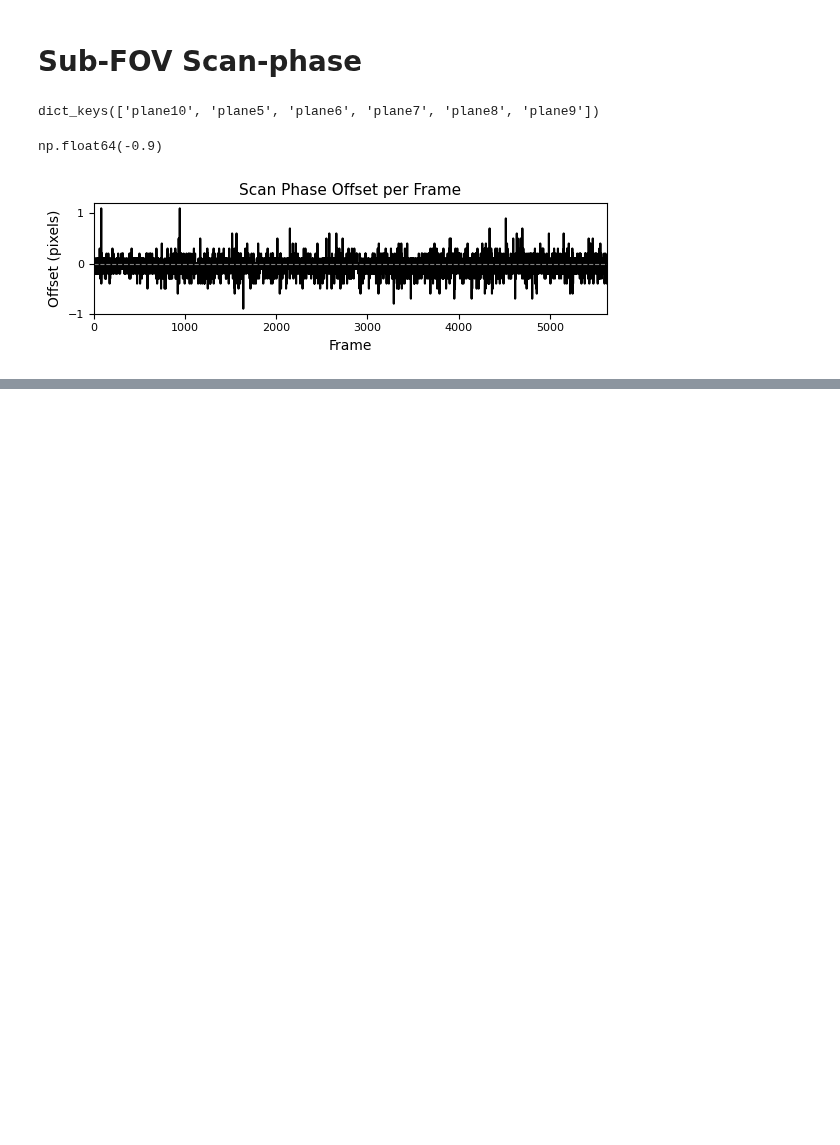
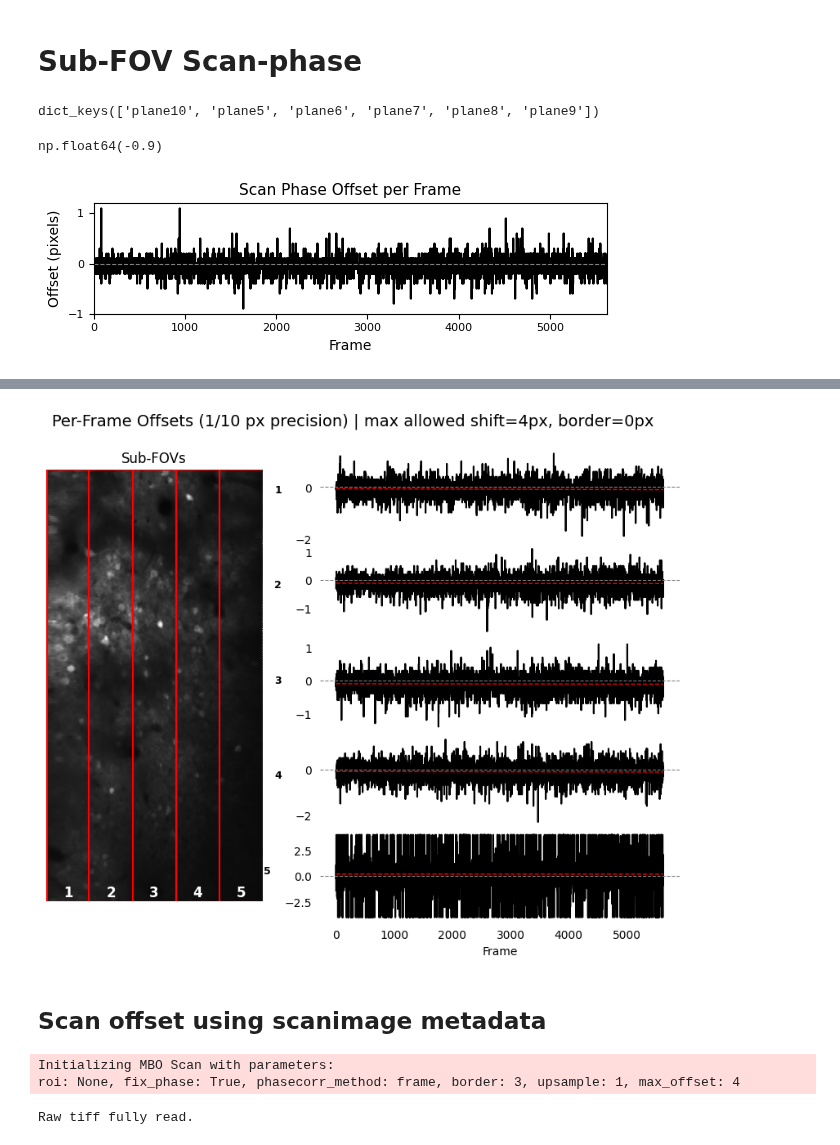
Before and after one commit to apasarkar/masknmf-toolbox, a Jupyter notebook: notebooks/mbo_demos/scan_phase.ipynb, the cells around one changed output, grey strips where cells are left out. Saved outputs shown, nothing was run; the diff lists cells and outputs as text; code cells hidden in the pictures; blank space fills up the shorter version.

```diff
--- a/notebooks/mbo_demos/scan_phase.ipynb
+++ b/notebooks/mbo_demos/scan_phase.ipynb
@@ -259,0 +73,64 @@ plt.show()
+# %%
+from matplotlib.gridspec import GridSpec, GridSpecFromSubplotSpec
+
+upsample = 10
+max_offset = 4
+border = 0
+
+mean_img = data.mean(0).astype(np.float32)
+xsplits, offsets = phase_offsets_timecourse(data, n_parts=5, upsample=upsample, max_offset=max_offset, border=border)
+n_parts, n_frames = offsets.shape
+
+# Get global y-axis limits across all patches
+all_y = np.concatenate(offsets)
+ymin, ymax = all_y.min(), all_y.max()
+pad = 0.05 * (ymax - ymin)
+ymin -= pad
+ymax += pad
+# %%
+fig = plt.figure(figsize=(10, 1.5 * n_parts), constrained_layout=True)
+fig.suptitle(f"Per-Frame Offsets (1/{upsample} px precision) | max allowed shift={max_offset}px, border={border}px", fontsize=14, y=0.94)
+
+outer = GridSpec(1, 2, width_ratios=[1.2, 2], wspace=0.2)
+
+ax_img = fig.add_subplot(outer[0, 0])
+ax_img.imshow(mean_img, cmap="gray")
+h, w = mean_img.shape
+for i in range(n_parts):
+    x0, x1 = xsplits[i], xsplits[i + 1]
+    center_x = (x0 + x1) / 2
+    rect = plt.Rectangle((x0, 0), x1 - x0, h, edgecolor="red", facecolor="none", linewidth=1.5)
+    ax_img.add_patch(rect)
+    ax_img.text(center_x, h - 10, f"{i+1}", color='w', fontsize=12, weight="bold", ha="center", va="center")
+ax_img.set_title("Sub-FOVs", fontsize=12)
+ax_img.axis("off")
+
+inner = GridSpecFromSubplotSpec(n_parts, 1, subplot_spec=outer[0, 1], hspace=0.05)
+for i in range(n_parts):
+    ax = fig.add_subplot(inner[i])
+    y = offsets[i]
+    x = np.arange(len(y))
+    ax.plot(x, y, color="black", label="Offset")
+
+    # Fit line
+    slope, intercept = np.polyfit(x, y, deg=1)
+    fit = slope * x + intercept
+    ax.plot(x, fit, color="red", linestyle="--", linewidth=1, label="Linear Fit")
+    ax.set_ylim(ymin, ymax)
+
+    ax.axhline(0, color="gray", linestyle="--", lw=0.8)
+    ax.set_ylabel(f"{i + 1}", fontsize=9, weight="bold", rotation=0, labelpad=15)
+    ax.spines[:].set_visible(False)
+    ax.tick_params(axis='y', which='both', left=False, right=False)
+    ax.tick_params(axis='x', which='both', bottom=False, labelbottom=(i == n_parts - 1))
+    if i == n_parts - 1:
+        ax.set_xlabel("Frame", fontsize=10)
+
+save_dir = Path("./results")
+save_dir.mkdir(exist_ok=True)
+plane = 7
+roi = 7
+save_name = save_dir.joinpath(f"plane{plane}_roi{roi}_")
+plt.show()
+# %% [output]
+[figure, added]
@@ -259,0 +157,8 @@ plt.show()
+# %% [markdown]
+## Scan offset using scanimage metadata
+# %%
+scan = mbo.lazy_array.LazyArrayLoader(r"D:\W2_DATA\kbarber\2025_03_01\mk301\green").load()
+# %% [output]
+Initializing MBO Scan with parameters:
+roi: None, fix_phase: True, phasecorr_method: frame, border: 3, upsample: 1, max_offset: 4
+Raw tiff fully read.
```
Also changed, not shown: parts of 10 cells of this notebook, 1 other file.
